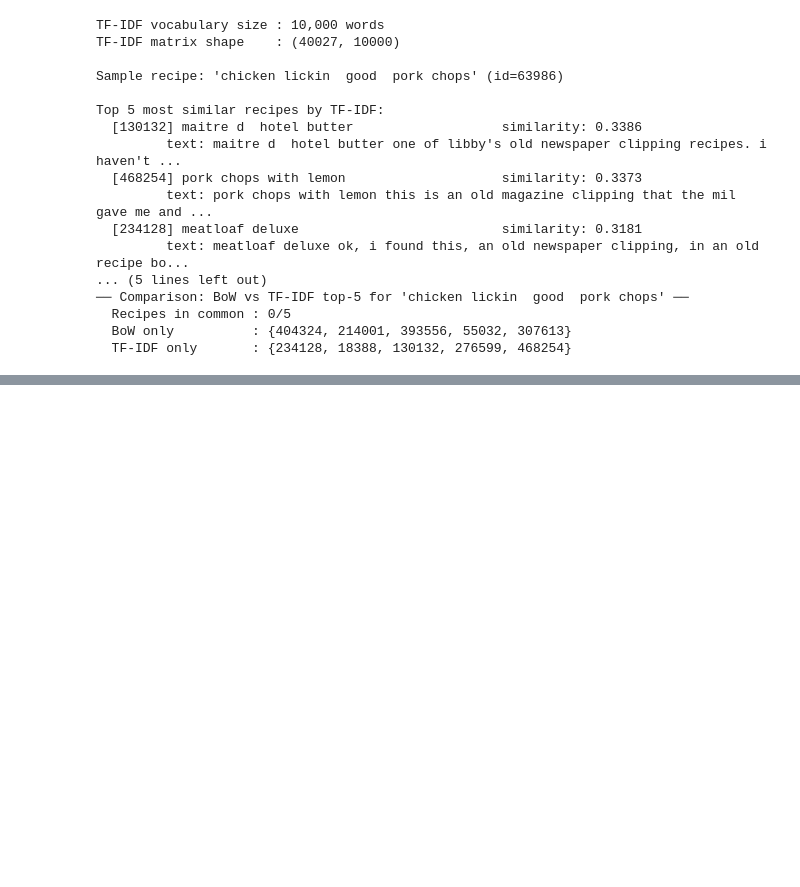
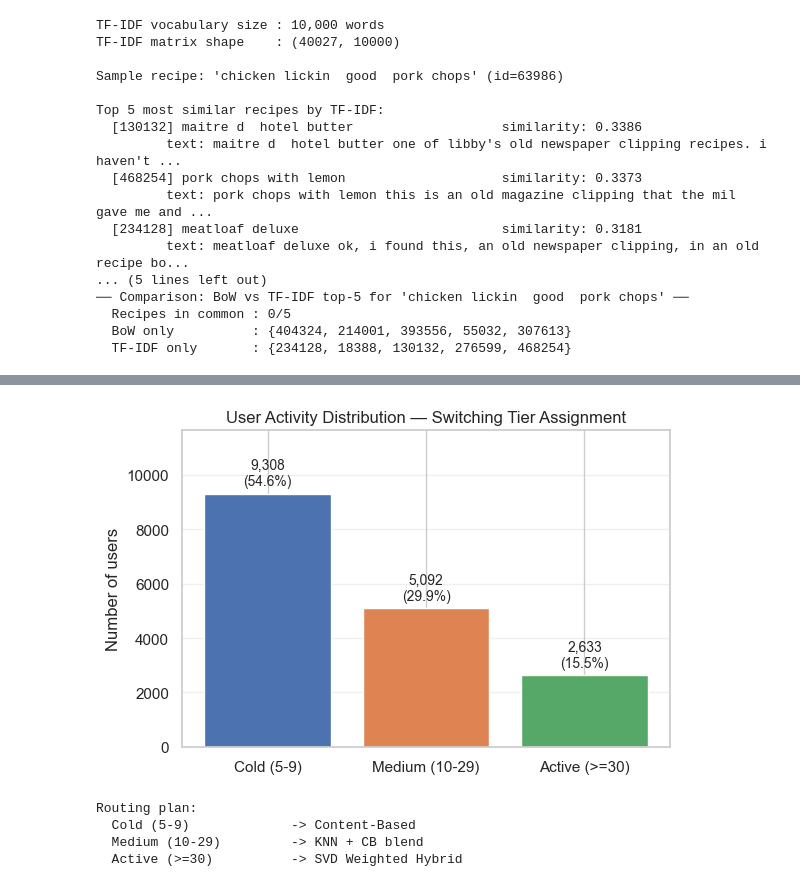
Before and after one commit to beamartin27/Food-Recommender-System, a Jupyter notebook: RecSys_Group_Project.ipynb, the cells around one changed output, grey strips where cells are left out. Saved outputs shown, nothing was run; the diff lists cells and outputs as text; code cells hidden in the pictures; blank space fills up the shorter version.

```diff
--- a/RecSys_Group_Project.ipynb
+++ b/RecSys_Group_Project.ipynb
@@ -2545,0 +2973,44 @@ Content-Based (Combined)   0.9627        0.9627        0.7865     0.7752
+# %%
+# == User activity tier distribution =========================================
+COLD_THRESHOLD   = 10   # < 10  -> Content-Based
+ACTIVE_THRESHOLD = 30   # >= 30 -> SVD Weighted Hybrid
+
+tier_labels  = ['Cold (5-9)', 'Medium (10-29)', 'Active (>=30)']
+tier_counts  = dict.fromkeys(tier_labels, 0)
+tier_of_user = {}
+
+for uid, cnt in user_train_counts.items():
+    if cnt < COLD_THRESHOLD:
+        t = 'Cold (5-9)'
+    elif cnt < ACTIVE_THRESHOLD:
+        t = 'Medium (10-29)'
+    else:
+        t = 'Active (>=30)'
+    tier_counts[t]  += 1
+    tier_of_user[uid] = t
+
+fig, ax = plt.subplots(figsize=(6, 4))
+colors = ['#4C72B0', '#DD8452', '#55A868']
+bars   = ax.bar(tier_labels, [tier_counts[t] for t in tier_labels],
+                color=colors, edgecolor='white')
+ax.bar_label(bars,
+             labels=[f"{tier_counts[t]:,}\n({tier_counts[t]/len(user_train_counts)*100:.1f}%)"
+                     for t in tier_labels],
+             padding=4, fontsize=10)
+ax.set_ylabel('Number of users')
+ax.set_title('User Activity Distribution — Switching Tier Assignment', fontsize=12)
+ax.set_ylim(0, max(tier_counts.values()) * 1.25)
+ax.grid(axis='y', alpha=0.3)
+plt.tight_layout()
+plt.show()
+
+print('\nRouting plan:')
+for t, model in zip(tier_labels,
+                    ['Content-Based', 'KNN + CB blend', 'SVD Weighted Hybrid']):
+    print(f'  {t:22s} -> {model}')
+# %% [output]
+[figure, added]
+Routing plan:
+  Cold (5-9)             -> Content-Based
+  Medium (10-29)         -> KNN + CB blend
+  Active (>=30)          -> SVD Weighted Hybrid
```
Also changed, not shown: parts of 64 cells of this notebook.
